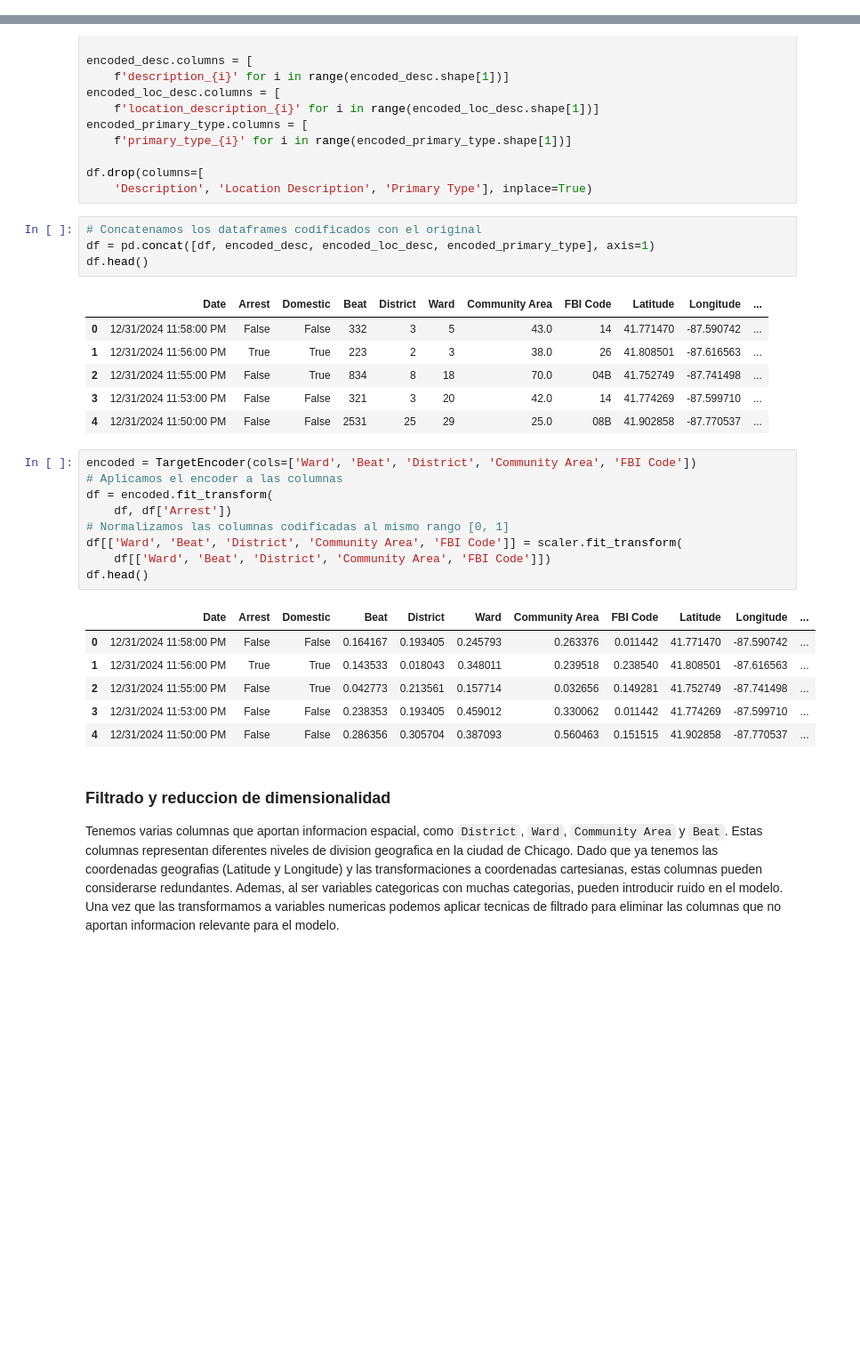
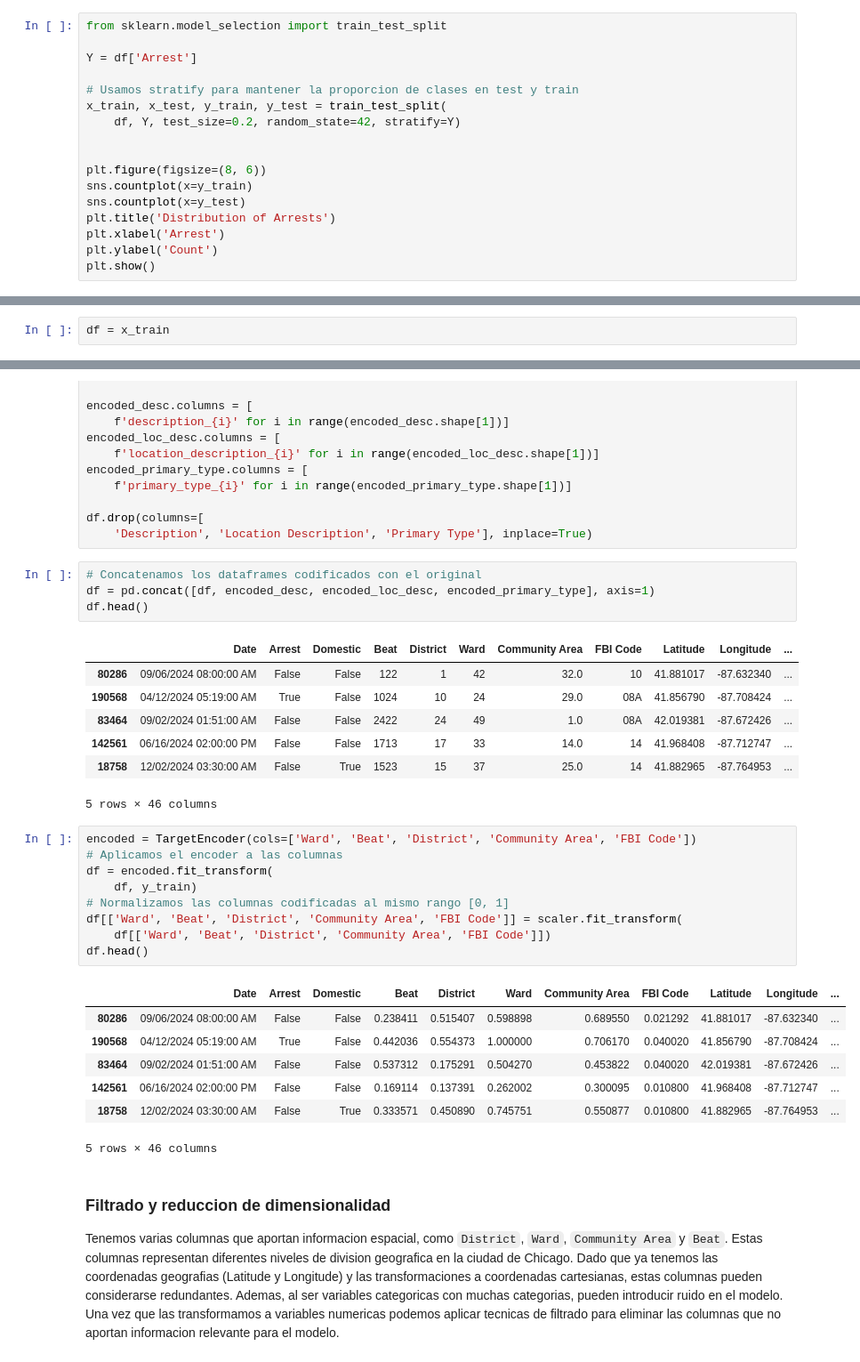
Before and after one commit to maximdorogov/fiuba-analisis-de-datos, a Jupyter notebook: tp2.ipynb, the cells around one changed output, grey strips where cells are left out. Shown at 89% size. Saved outputs shown, nothing was run; the diff lists cells and outputs as text; blank space fills up the shorter version.

```diff
--- a/tp2.ipynb
+++ b/tp2.ipynb
@@ -167,0 +193,17 @@ ver stratify y balance de datos para la categoria target.
+# %%
+from sklearn.model_selection import train_test_split
+
+Y = df['Arrest']
+
+# Usamos stratify para mantener la proporcion de clases en test y train
+x_train, x_test, y_train, y_test = train_test_split(
+    df, Y, test_size=0.2, random_state=42, stratify=Y)
+
+
+plt.figure(figsize=(8, 6))
+sns.countplot(x=y_train)
+sns.countplot(x=y_test)
+plt.title('Distribution of Arrests')
+plt.xlabel('Arrest')
+plt.ylabel('Count')
+plt.show()
@@ -168,3 +215,5 @@ ver stratify y balance de datos para la categoria target.
+# %%
+df = x_train
 # %% [markdown]
 ### Normalizacion de datos
 
@@ -255,27 +304,29 @@ df = pd.concat([df, encoded_desc, encoded_loc_desc, encoded_primary_type], axis=
 df.head()
 # %% [output]
 |  | Date | Arrest | Domestic | Beat | District | Ward | Community Area | FBI Code | Latitude | Longitude | ... |
-| 0 | 12/31/2024 11:58:00 PM | False | False | 332 | 3 | 5 | 43.0 | 14 | 41.771470 | -87.590742 | ... |
-| 1 | 12/31/2024 11:56:00 PM | True | True | 223 | 2 | 3 | 38.0 | 26 | 41.808501 | -87.616563 | ... |
-| 2 | 12/31/2024 11:55:00 PM | False | True | 834 | 8 | 18 | 70.0 | 04B | 41.752749 | -87.741498 | ... |
-| 3 | 12/31/2024 11:53:00 PM | False | False | 321 | 3 | 20 | 42.0 | 14 | 41.774269 | -87.599710 | ... |
-| 4 | 12/31/2024 11:50:00 PM | False | False | 2531 | 25 | 29 | 25.0 | 08B | 41.902858 | -87.770537 | ... |
+| 80286 | 09/06/2024 08:00:00 AM | False | False | 122 | 1 | 42 | 32.0 | 10 | 41.881017 | -87.632340 | ... |
+| 190568 | 04/12/2024 05:19:00 AM | True | False | 1024 | 10 | 24 | 29.0 | 08A | 41.856790 | -87.708424 | ... |
+| 83464 | 09/02/2024 01:51:00 AM | False | False | 2422 | 24 | 49 | 1.0 | 08A | 42.019381 | -87.672426 | ... |
+| 142561 | 06/16/2024 02:00:00 PM | False | False | 1713 | 17 | 33 | 14.0 | 14 | 41.968408 | -87.712747 | ... |
+| 18758 | 12/02/2024 03:30:00 AM | False | True | 1523 | 15 | 37 | 25.0 | 14 | 41.882965 | -87.764953 | ... |
+5 rows × 46 columns
 # %%
 encoded = TargetEncoder(cols=['Ward', 'Beat', 'District', 'Community Area', 'FBI Code'])
 # Aplicamos el encoder a las columnas
 df = encoded.fit_transform(
-    df, df['Arrest'])
+    df, y_train)
 # Normalizamos las columnas codificadas al mismo rango [0, 1]
 df[['Ward', 'Beat', 'District', 'Community Area', 'FBI Code']] = scaler.fit_transform(
     df[['Ward', 'Beat', 'District', 'Community Area', 'FBI Code']])
 df.head()
 # %% [output]
 |  | Date | Arrest | Domestic | Beat | District | Ward | Community Area | FBI Code | Latitude | Longitude | ... |
-| 0 | 12/31/2024 11:58:00 PM | False | False | 0.164167 | 0.193405 | 0.245793 | 0.263376 | 0.011442 | 41.771470 | -87.590742 | ... |
-| 1 | 12/31/2024 11:56:00 PM | True | True | 0.143533 | 0.018043 | 0.348011 | 0.239518 | 0.238540 | 41.808501 | -87.616563 | ... |
-| 2 | 12/31/2024 11:55:00 PM | False | True | 0.042773 | 0.213561 | 0.157714 | 0.032656 | 0.149281 | 41.752749 | -87.741498 | ... |
-| 3 | 12/31/2024 11:53:00 PM | False | False | 0.238353 | 0.193405 | 0.459012 | 0.330062 | 0.011442 | 41.774269 | -87.599710 | ... |
-| 4 | 12/31/2024 11:50:00 PM | False | False | 0.286356 | 0.305704 | 0.387093 | 0.560463 | 0.151515 | 41.902858 | -87.770537 | ... |
+| 80286 | 09/06/2024 08:00:00 AM | False | False | 0.238411 | 0.515407 | 0.598898 | 0.689550 | 0.021292 | 41.881017 | -87.632340 | ... |
+| 190568 | 04/12/2024 05:19:00 AM | True | False | 0.442036 | 0.554373 | 1.000000 | 0.706170 | 0.040020 | 41.856790 | -87.708424 | ... |
+| 83464 | 09/02/2024 01:51:00 AM | False | False | 0.537312 | 0.175291 | 0.504270 | 0.453822 | 0.040020 | 42.019381 | -87.672426 | ... |
+| 142561 | 06/16/2024 02:00:00 PM | False | False | 0.169114 | 0.137391 | 0.262002 | 0.300095 | 0.010800 | 41.968408 | -87.712747 | ... |
+| 18758 | 12/02/2024 03:30:00 AM | False | True | 0.333571 | 0.450890 | 0.745751 | 0.550877 | 0.010800 | 41.882965 | -87.764953 | ... |
+5 rows × 46 columns
 # %% [markdown]
 ### Filtrado y reduccion de dimensionalidad
 
```
Also changed, not shown: parts of 16 cells of this notebook.
